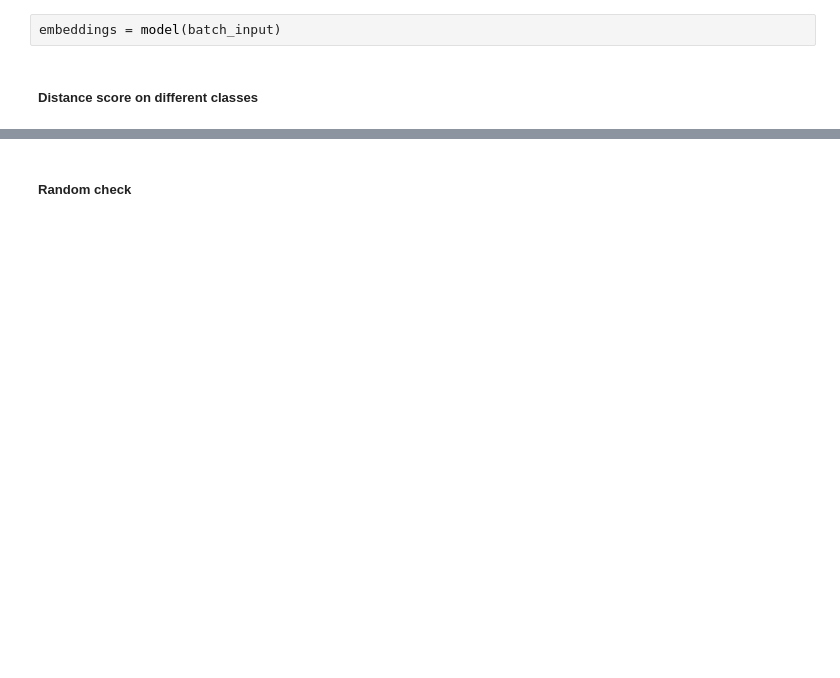
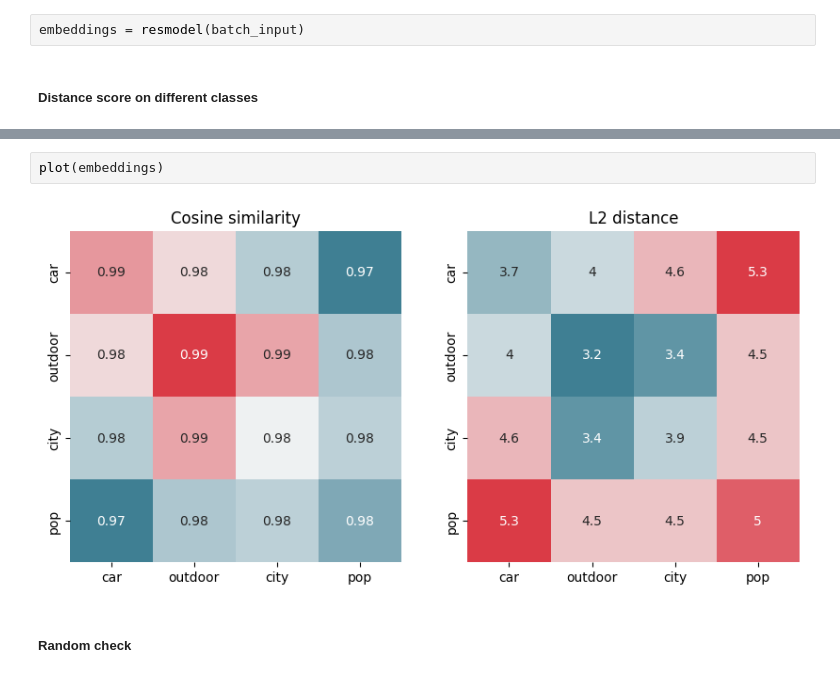
Before and after one commit to yeaung276/ImageSearch, a Jupyter notebook: ExploratoryAnalysis.ipynb, the cells around one changed output, grey strips where cells are left out. Cells and saved outputs as stored; diff of their text form; blank space fills up the shorter version.

```diff
--- a/ExploratoryAnalysis.ipynb
+++ b/ExploratoryAnalysis.ipynb
@@ -191,6 +244,6 @@ Trainable params: 23,534,592
 Non-trainable params: 53,120
 _________________________________________________________________
 # %%
-embeddings = model(batch_input)
+embeddings = resmodel(batch_input)
 # %% [markdown]
 ##### Distance score on different classes
@@ -234,3 +250,7 @@ Text(0.5, 1.0, 'L2 distance')
+# %%
+plot(embeddings)
+# %% [output]
+[figure, added]
 # %% [markdown]
 ##### Random check
 # %%
```
Also changed, not shown: parts of 18 cells of this notebook, 25 other files.
